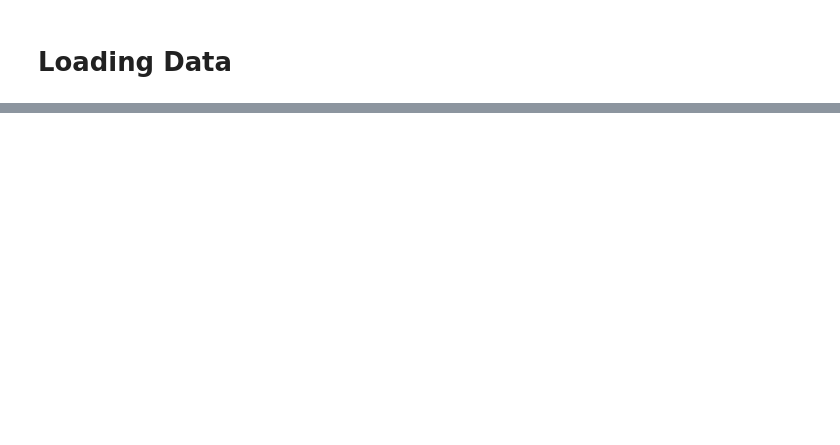
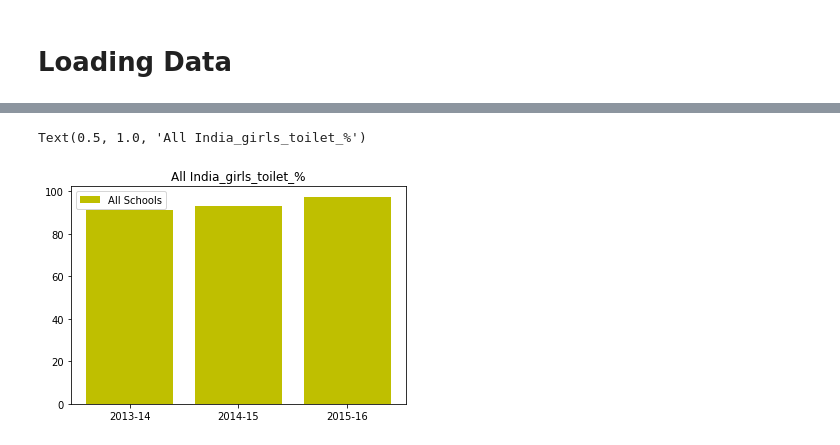
Before and after one commit to zaid-kamil/Indian-School-Management-Statistics-Analysis, a Jupyter notebook: data_analysis/analysis.ipynb, the cells around one changed output, grey strips where cells are left out. Saved outputs shown, nothing was run; the diff lists cells and outputs as text; code cells hidden in the pictures; blank space fills up the shorter version.

```diff
--- a/data_analysis/analysis.ipynb
+++ b/data_analysis/analysis.ipynb
@@ -23,0 +60,8 @@ dropout.head()
+# %%
+data = girls_toilet.loc[girls_toilet['State_UT']== 'All India']
+plt.bar(data.year,data['All Schools'],color ='y')
+plt.legend(['All Schools'])
+plt.title('All India_girls_toilet_%')
+# %% [output]
+Text(0.5, 1.0, 'All India_girls_toilet_%')
+[figure, added]
```
Also changed, not shown: parts of 35 cells of this notebook, 2 other files.
